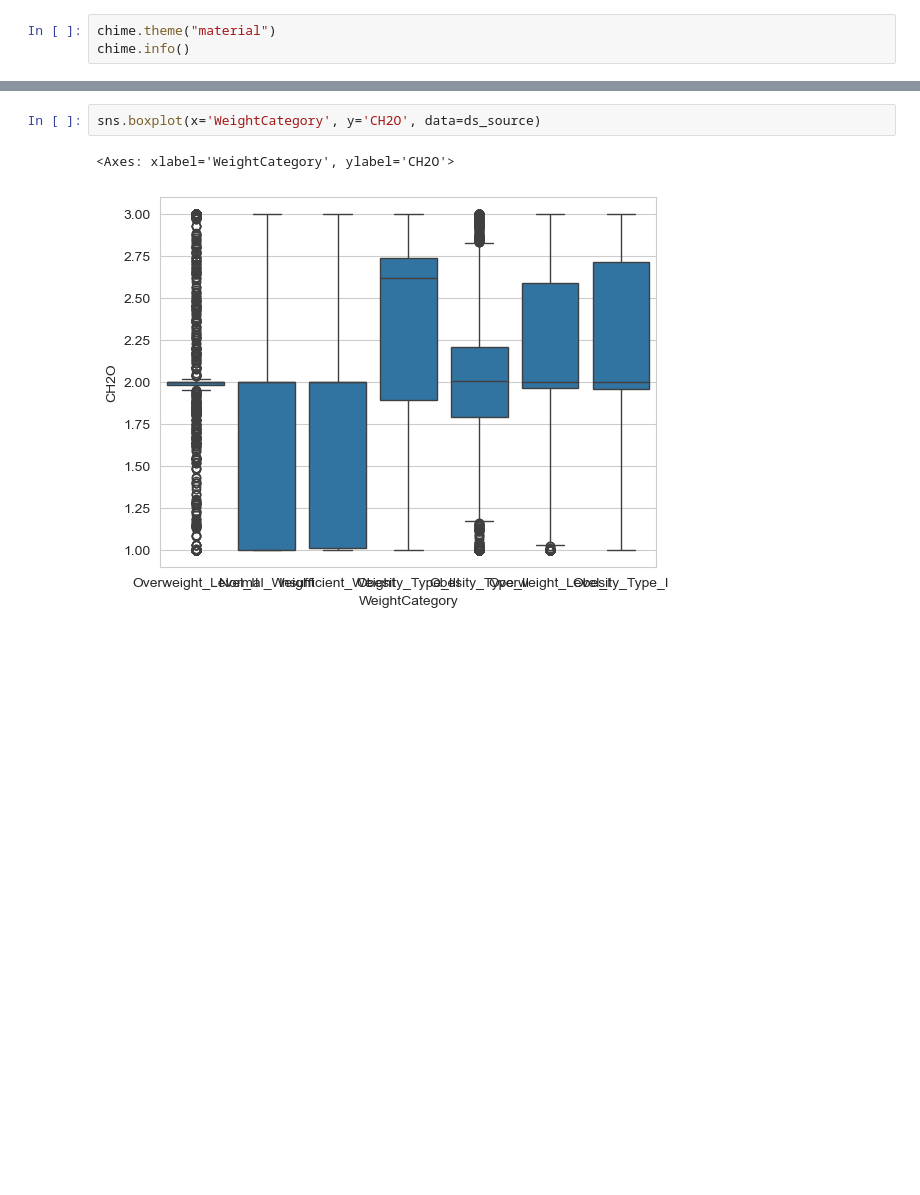
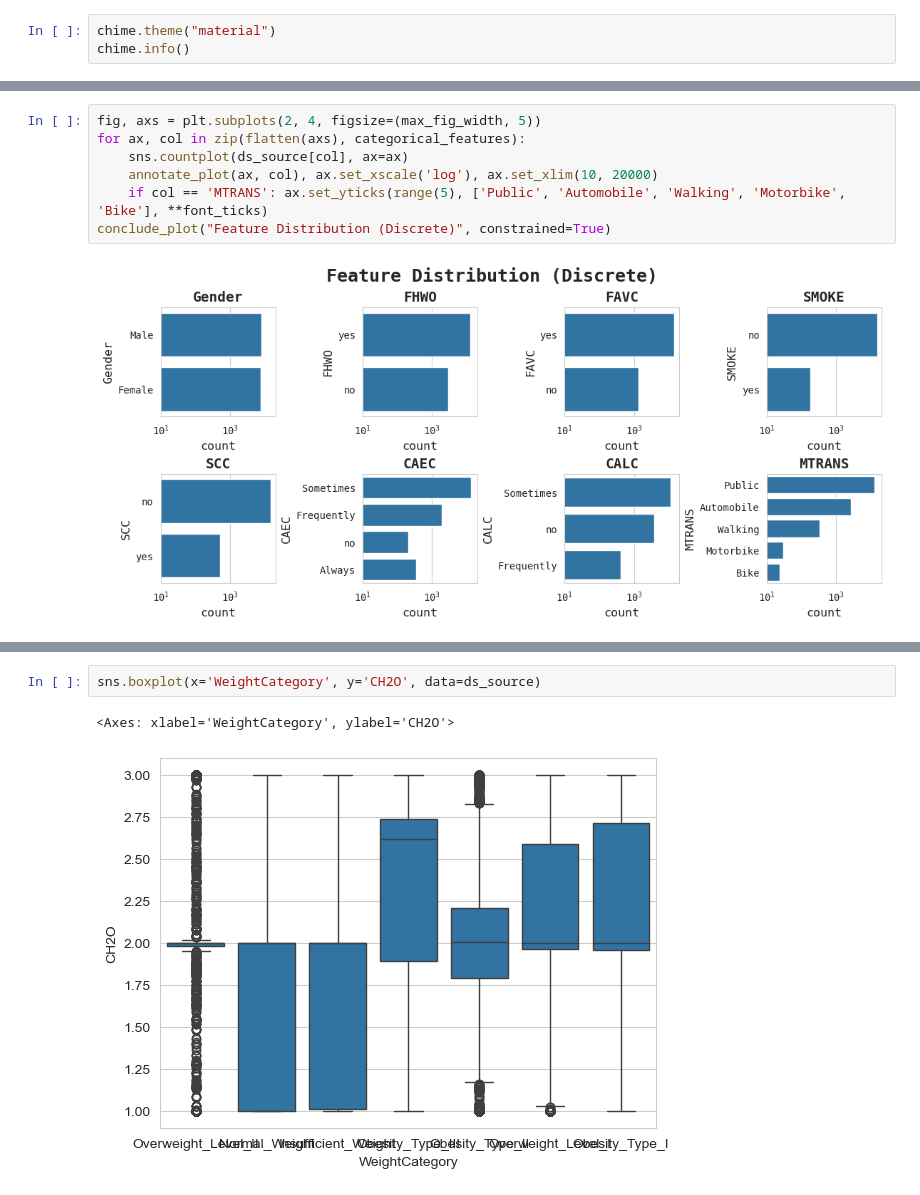
Before and after one commit to SHREYA-1103/Obesity-risk-analysis, a Jupyter notebook: ml_model_analysis.ipynb, the cells around one changed output, grey strips where cells are left out. Drawn from its saved outputs; the diff is of its cells as text; blank space fills up the shorter version.

```diff
--- a/ml_model_analysis.ipynb
+++ b/ml_model_analysis.ipynb
@@ -185,0 +497,9 @@ plt.show()
+# %%
+fig, axs = plt.subplots(2, 4, figsize=(max_fig_width, 5))
+for ax, col in zip(flatten(axs), categorical_features):
+    sns.countplot(ds_source[col], ax=ax)
+    annotate_plot(ax, col), ax.set_xscale('log'), ax.set_xlim(10, 20000)
+    if col == 'MTRANS': ax.set_yticks(range(5), ['Public', 'Automobile', 'Walking', 'Motorbike', 'Bike'], **font_ticks)
+conclude_plot("Feature Distribution (Discrete)", constrained=True)
+# %% [output]
+[figure, added]
```
Also changed, not shown: parts of 66 cells of this notebook.
